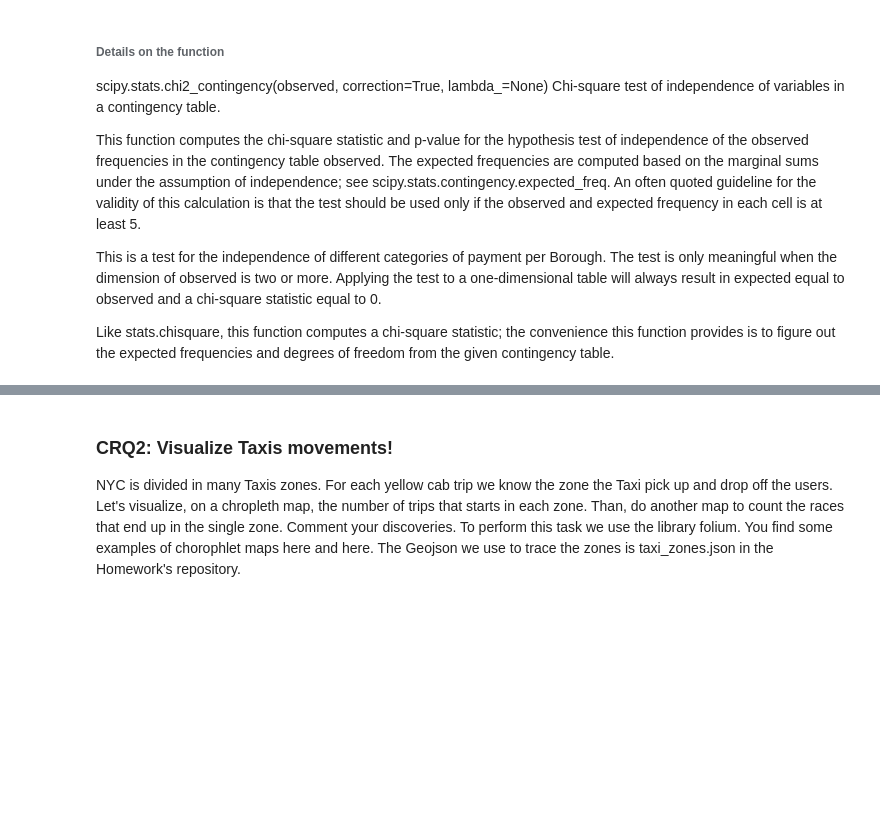
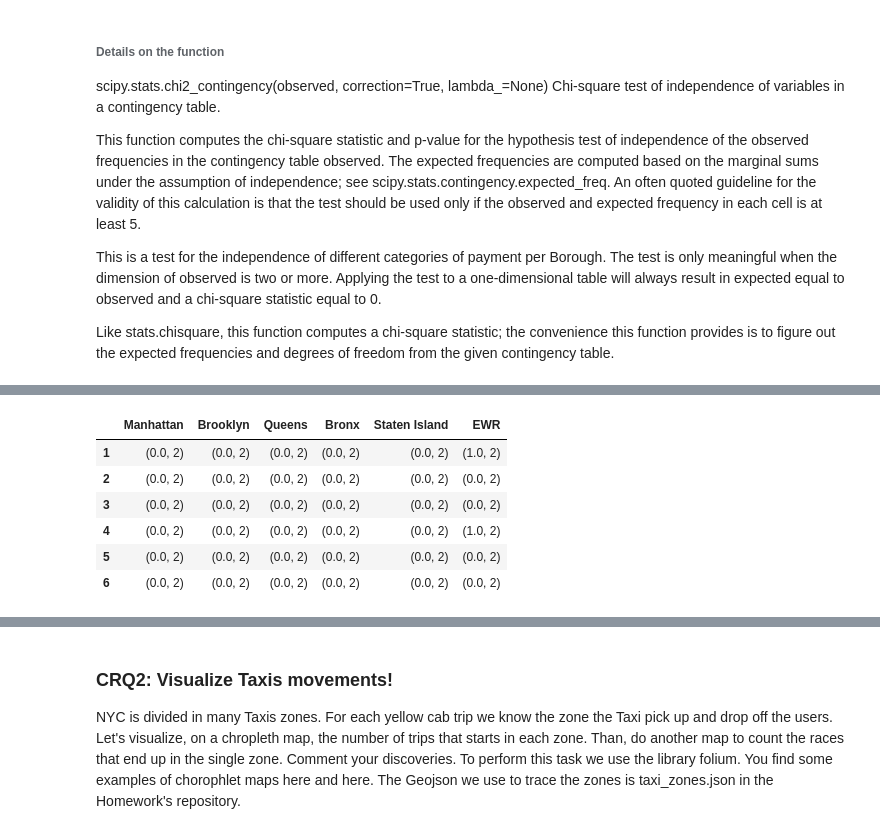
Before and after one commit to guilhermevescovi/How-do-Taxis-move-in-NYC, a Jupyter notebook: Main_pipeline.ipynb, the cells around one changed output, grey strips where cells are left out. Cells and saved outputs as stored; diff of their text form; code cells hidden in the pictures; blank space fills up the shorter version.

```diff
--- a/Main_pipeline.ipynb
+++ b/Main_pipeline.ipynb
@@ -454,0 +738,10 @@ Like stats.chisquare, this function computes a chi-square statistic; the conveni
+# %%
+signif
+# %% [output]
+|  | Manhattan | Brooklyn | Queens | Bronx | Staten Island | EWR |
+| 1 | (0.0, 2) | (0.0, 2) | (0.0, 2) | (0.0, 2) | (0.0, 2) | (1.0, 2) |
+| 2 | (0.0, 2) | (0.0, 2) | (0.0, 2) | (0.0, 2) | (0.0, 2) | (0.0, 2) |
+| 3 | (0.0, 2) | (0.0, 2) | (0.0, 2) | (0.0, 2) | (0.0, 2) | (0.0, 2) |
+| 4 | (0.0, 2) | (0.0, 2) | (0.0, 2) | (0.0, 2) | (0.0, 2) | (1.0, 2) |
+| 5 | (0.0, 2) | (0.0, 2) | (0.0, 2) | (0.0, 2) | (0.0, 2) | (0.0, 2) |
+| 6 | (0.0, 2) | (0.0, 2) | (0.0, 2) | (0.0, 2) | (0.0, 2) | (0.0, 2) |
```
Also changed, not shown: parts of 27 cells of this notebook.
